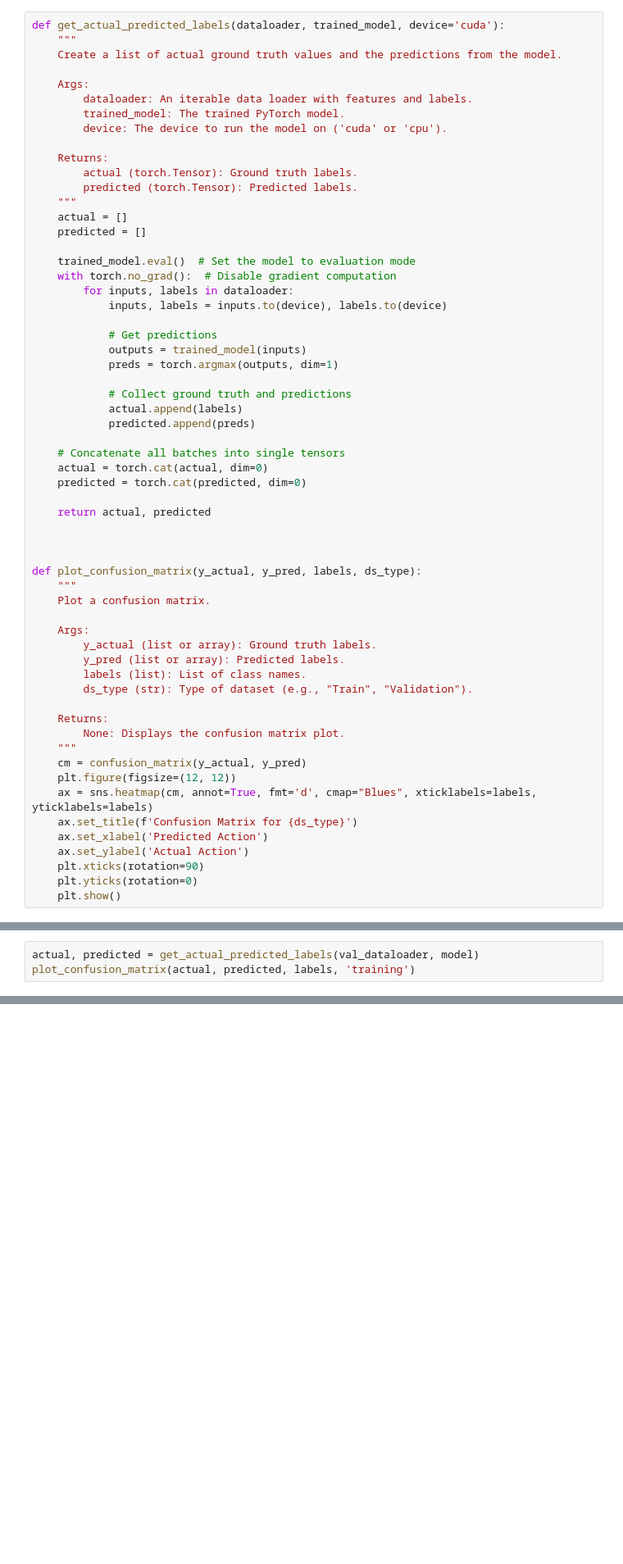
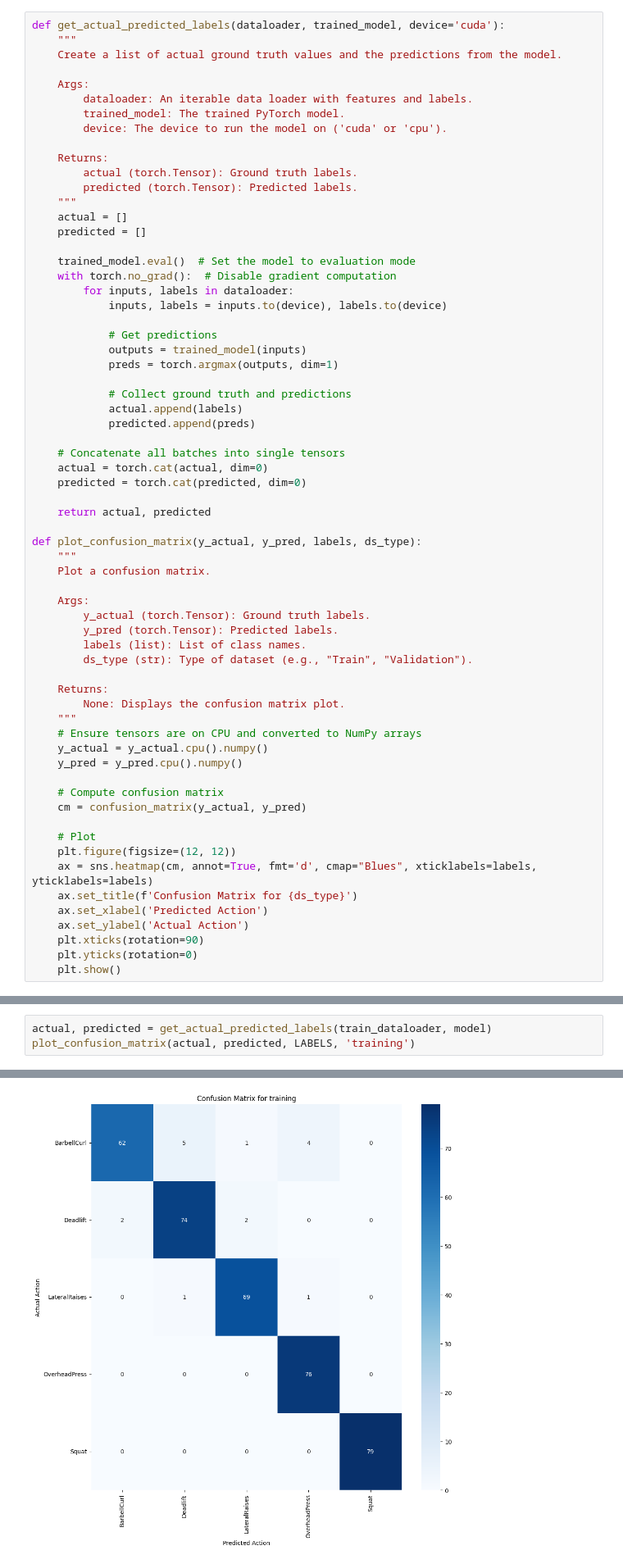
Before and after one commit to HuuuWasabe/ProjectDesign29, a Jupyter notebook: WinningDesign/WinningDesign.ipynb, the cells around one changed output, grey strips where cells are left out. Shown at 82% size. Drawn from its saved outputs; the diff is of its cells as text; blank space fills up the shorter version.

```diff
--- a/WinningDesign/WinningDesign.ipynb
+++ b/WinningDesign/WinningDesign.ipynb
@@ -368,22 +404,27 @@ def get_actual_predicted_labels(dataloader, trained_model, device='cuda'):
 
     return actual, predicted
 
-
-
 def plot_confusion_matrix(y_actual, y_pred, labels, ds_type):
     """
     Plot a confusion matrix.
 
     Args:
-        y_actual (list or array): Ground truth labels.
-        y_pred (list or array): Predicted labels.
+        y_actual (torch.Tensor): Ground truth labels.
+        y_pred (torch.Tensor): Predicted labels.
         labels (list): List of class names.
         ds_type (str): Type of dataset (e.g., "Train", "Validation").
 
     Returns:
         None: Displays the confusion matrix plot.
     """
+    # Ensure tensors are on CPU and converted to NumPy arrays
+    y_actual = y_actual.cpu().numpy()
+    y_pred = y_pred.cpu().numpy()
+
+    # Compute confusion matrix
     cm = confusion_matrix(y_actual, y_pred)
+
+    # Plot
     plt.figure(figsize=(12, 12))
     ax = sns.heatmap(cm, annot=True, fmt='d', cmap="Blues", xticklabels=labels, yticklabels=labels)
     ax.set_title(f'Confusion Matrix for {ds_type}')
@@ -694,4 +783,4 @@ labels = list(fg.class_ids_for_name.keys())
 # %%
-actual, predicted = get_actual_predicted_labels(val_dataloader, model)
-plot_confusion_matrix(actual, predicted, labels, 'training')
+actual, predicted = get_actual_predicted_labels(train_dataloader, model)
+plot_confusion_matrix(actual, predicted, LABELS, 'training')
 # %% [output]
@@ -699 +787,2 @@ TypeError: can't convert cuda:0 device type tensor to numpy. Use Tensor.cpu() to
+[figure, added]
 # %%
```
Also changed, not shown: parts of 40 cells of this notebook.
